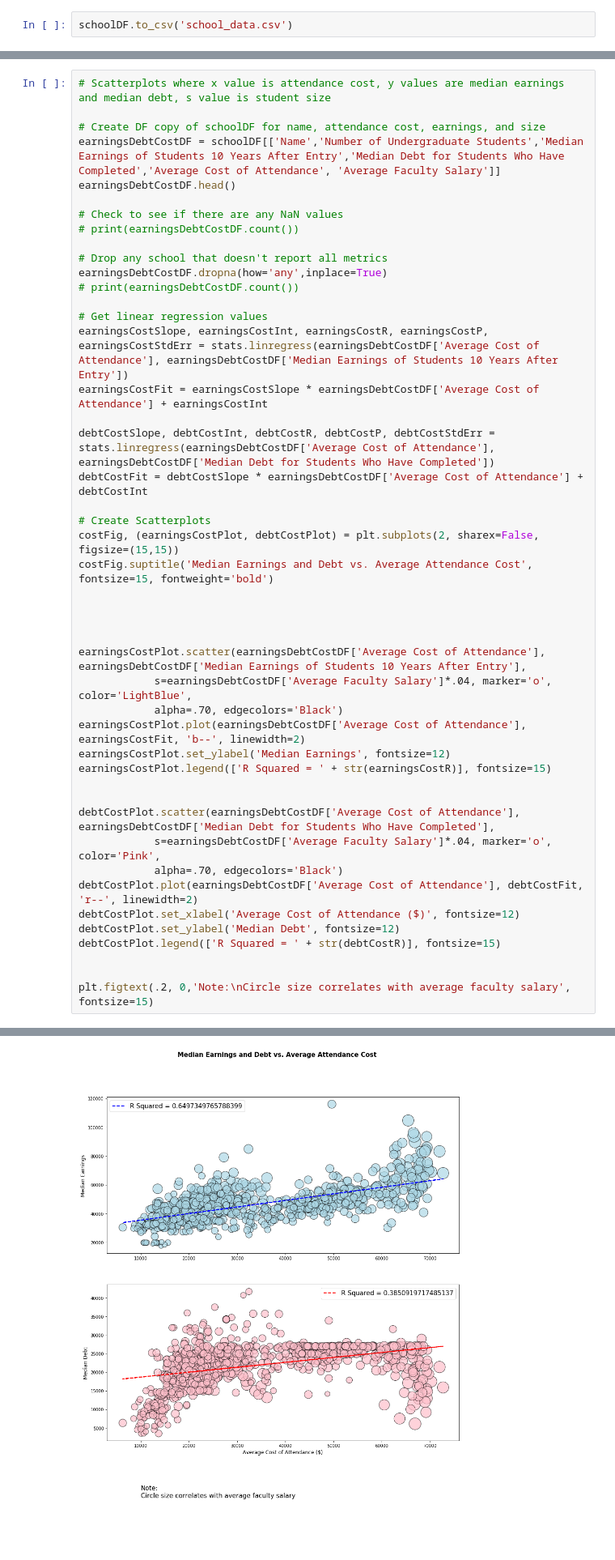
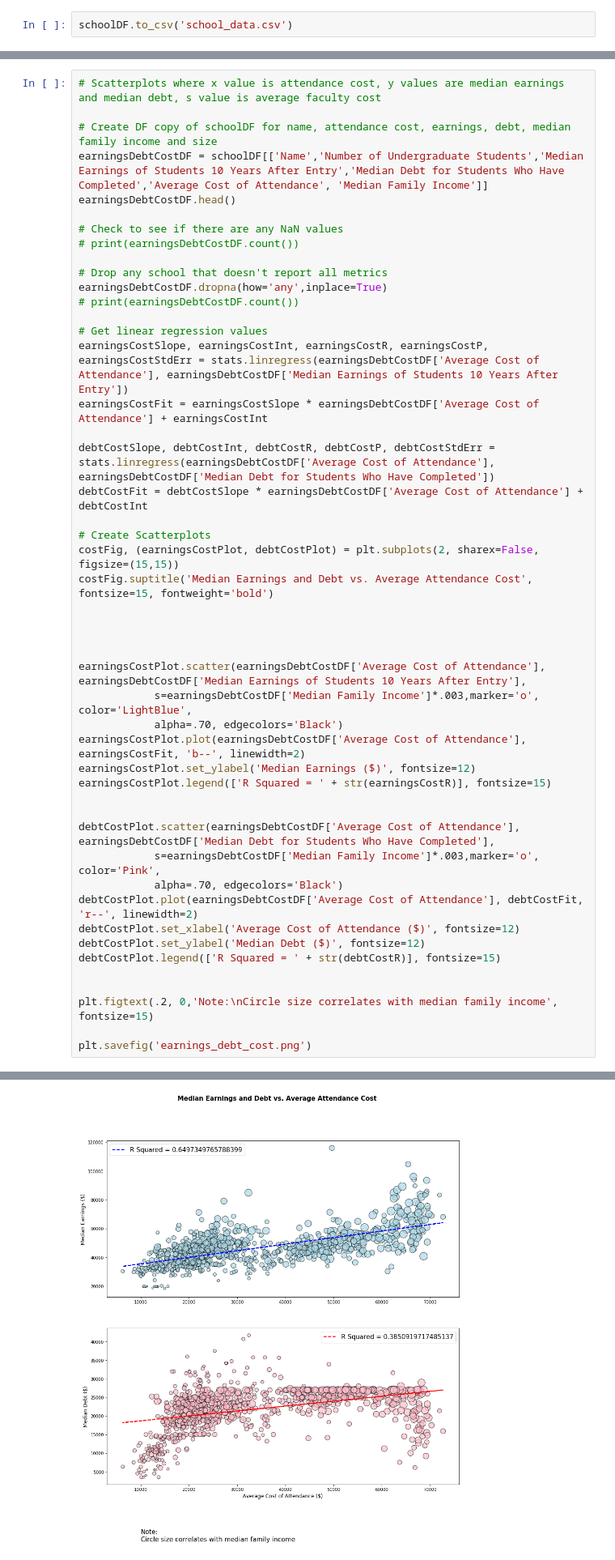
Before and after one commit to alexanderframe/CollegeAnalysis, a Jupyter notebook: University Collection.ipynb, the cells around one changed output, grey strips where cells are left out. Shown: that part at 81% size. Saved outputs shown, nothing was run; the diff lists cells and outputs as text; blank space fills up the shorter version.

```diff
--- a/University Collection.ipynb
+++ b/University Collection.ipynb
@@ -275,8 +231,8 @@ schoolData['results'][999]
 # %%
-# Scatterplots where x value is attendance cost, y values are median earnings and median debt, s value is student size
+# Scatterplots where x value is attendance cost, y values are median earnings and median debt, s value is average faculty cost
 
-# Create DF copy of schoolDF for name, attendance cost, earnings, and size
-earningsDebtCostDF = schoolDF[['Name','Number of Undergraduate Students','Median Earnings of Students 10 Years After Entry','Median Debt for Students Who Have Completed','Average Cost of Attendance', 'Average Faculty Salary']]
+# Create DF copy of schoolDF for name, attendance cost, earnings, debt, median family income and size
+earningsDebtCostDF = schoolDF[['Name','Number of Undergraduate Students','Median Earnings of Students 10 Years After Entry','Median Debt for Students Who Have Completed','Average Cost of Attendance', 'Median Family Income']]
 earningsDebtCostDF.head()
 
 # Check to see if there are any NaN values
@@ -301,21 +257,23 @@ costFig.suptitle('Median Earnings and Debt vs. Average Attendance Cost', fontsiz
 
 
 earningsCostPlot.scatter(earningsDebtCostDF['Average Cost of Attendance'], earningsDebtCostDF['Median Earnings of Students 10 Years After Entry'],
-            s=earningsDebtCostDF['Average Faculty Salary']*.04, marker='o', color='LightBlue',
+            s=earningsDebtCostDF['Median Family Income']*.003,marker='o', color='LightBlue',
             alpha=.70, edgecolors='Black')
 earningsCostPlot.plot(earningsDebtCostDF['Average Cost of Attendance'], earningsCostFit, 'b--', linewidth=2)
-earningsCostPlot.set_ylabel('Median Earnings', fontsize=12)
+earningsCostPlot.set_ylabel('Median Earnings ($)', fontsize=12)
 earningsCostPlot.legend(['R Squared = ' + str(earningsCostR)], fontsize=15)
 
 
 debtCostPlot.scatter(earningsDebtCostDF['Average Cost of Attendance'], earningsDebtCostDF['Median Debt for Students Who Have Completed'],
-            s=earningsDebtCostDF['Average Faculty Salary']*.04, marker='o', color='Pink',
+            s=earningsDebtCostDF['Median Family Income']*.003,marker='o', color='Pink',
             alpha=.70, edgecolors='Black')
 debtCostPlot.plot(earningsDebtCostDF['Average Cost of Attendance'], debtCostFit, 'r--', linewidth=2)
 debtCostPlot.set_xlabel('Average Cost of Attendance ($)', fontsize=12)
-debtCostPlot.set_ylabel('Median Debt', fontsize=12)
+debtCostPlot.set_ylabel('Median Debt ($)', fontsize=12)
 debtCostPlot.legend(['R Squared = ' + str(debtCostR)], fontsize=15)
 
 
-plt.figtext(.2, 0,'Note:\nCircle size correlates with average faculty salary', fontsize=15)
+plt.figtext(.2, 0,'Note:\nCircle size correlates with median family income', fontsize=15)
+
+plt.savefig('earnings_debt_cost.png')
 # %% [output]
@@ -323 +280 @@ Text(0.2, 0, 'Note:\nCircle size correlates with average faculty salary')
-[figure, old version]
+[figure, new version]
```
Also changed, not shown: parts of 19 cells of this notebook, 2 other files.
